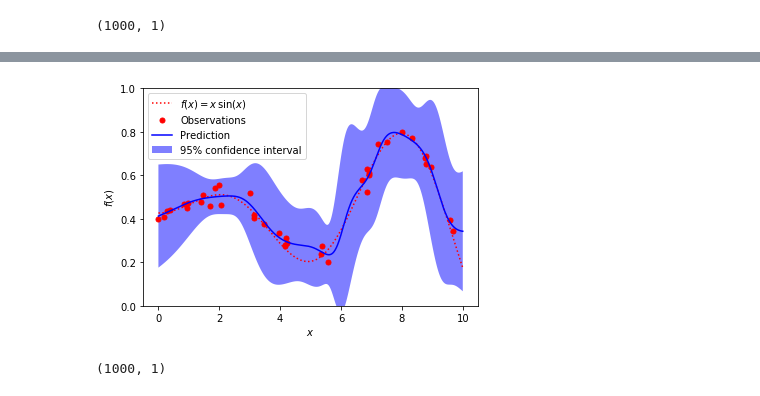
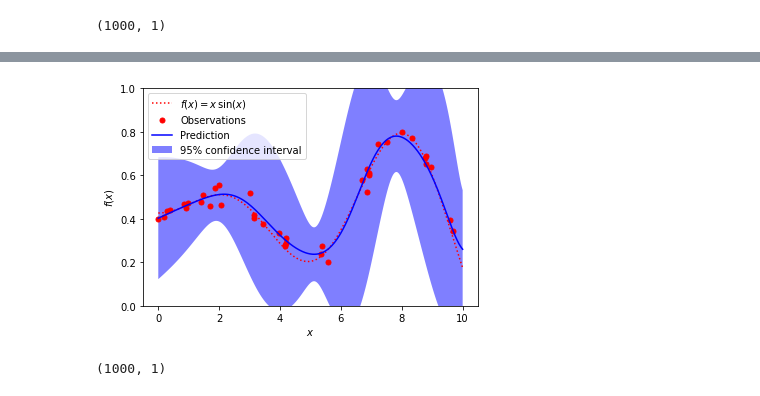
Before and after one commit to fagonzalezo/qmc, a Jupyter notebook: examples/qmregression.ipynb, the cells around one changed output, grey strips where cells are left out. Cells and saved outputs as stored; diff of their text form; code cells hidden in the pictures.

```diff
--- a/examples/qmregression.ipynb
+++ b/examples/qmregression.ipynb
@@ -149,24 +161,36 @@ tf.reduce_sum(eig_vals)
 # %%
-qmr2 = models.QMRegressorSGD(input_dim=1, dim_x=dim_x, num_eig=15, dim_y=dim_y, gamma=1, random_state=1)
+dim_x = 100
+sigma = 4
+gamma = 1. / sigma ** 2
+dim_y = 5
+alpha = 0.02
+fm_x = layers.QFeatureMapRFF(1, dim=dim_x, gamma=gamma, random_state=1)
+qmr2 = models.QMRegressorSGD(input_dim=1, dim_x=dim_x, num_eig=10, dim_y=dim_y, gamma=gamma, random_state=1)
+
+# initialize weights
+qmr = models.QMRegressor(fm_x=fm_x, fm_y=fm_y, dim_x=dim_x, dim_y=dim_y)
+qmr.compile()
+qmr.fit(X, y1, epochs=1)
+#eig_vals = qmr2.set_rho(qmr.get_rho())
+
+
+# Train model with SGD
+optimizer = tf.keras.optimizers.Adam(learning_rate=0.005)
 qmr2.layers[0].trainable = False
-eig_vals = qmr2.set_rho(qmr.get_rho())
-optimizer = tf.keras.optimizers.Adam(learning_rate=0.005)
-
 def loss(y_true, y_pred):
-    return tf.keras.losses.mean_squared_error(y_true, y_pred[:,0:1]) +  0.05 * y_pred[:, 1:2]
-
+    return tf.keras.losses.mean_squared_error(y_true, y_pred[:,0:1]) +  alpha * y_pred[:, 1:2]
 qmr2.compile(optimizer, loss=loss)
-qmr2.fit(X, y1, epochs=20)
+qmr2.fit(X, y1, epochs=300, verbose=0)
 
 # Plot the function, the prediction and the 95% confidence interval based on
 # the MSE
 out = qmr2.predict(x.reshape((-1, 1)))
-y_pred, sigma = out[:, 0], np.sqrt(out[:, 1])
+y_pred, std = out[:, 0], np.sqrt(out[:, 1])
 plt.figure()
 plt.plot(x, scaler.transform(f(x)), 'r:', label=r'$f(x) = x\,\sin(x)$')
 plt.plot(X.ravel(), y, 'r.', markersize=10, label='Observations')
 plt.plot(x, y_pred, 'b-', label='Prediction')
-plt.fill_between(x[:,0], y_pred - 1.9600 * sigma, y_pred + 1.9600 * sigma,
+plt.fill_between(x[:,0], y_pred - 1.9600 * std, y_pred + 1.9600 * std,
          alpha=.5, fc='b', ec='None', label='95% confidence interval')
 
 plt.xlabel('$x$')
@@ -197,2 +205,2 @@ Epoch 20/20
-[figure, old version]
+[figure, new version]
 (1000, 1)
```
Also changed, not shown: parts of 5 cells of this notebook.
